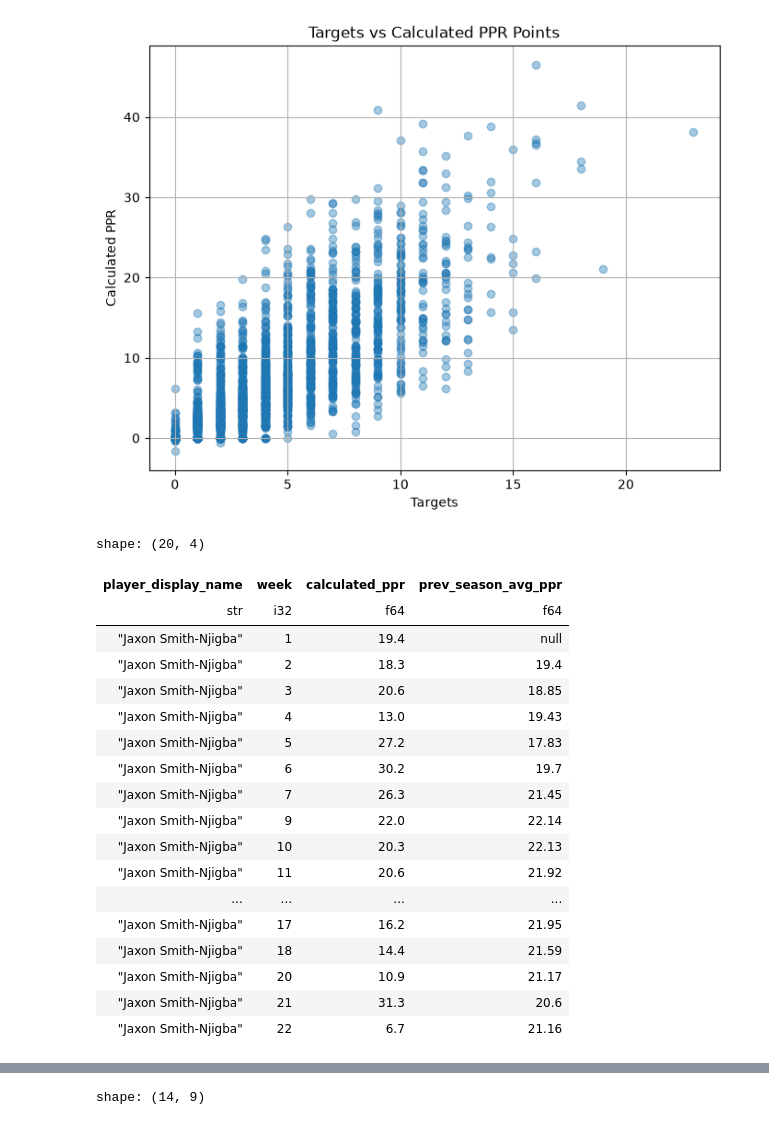
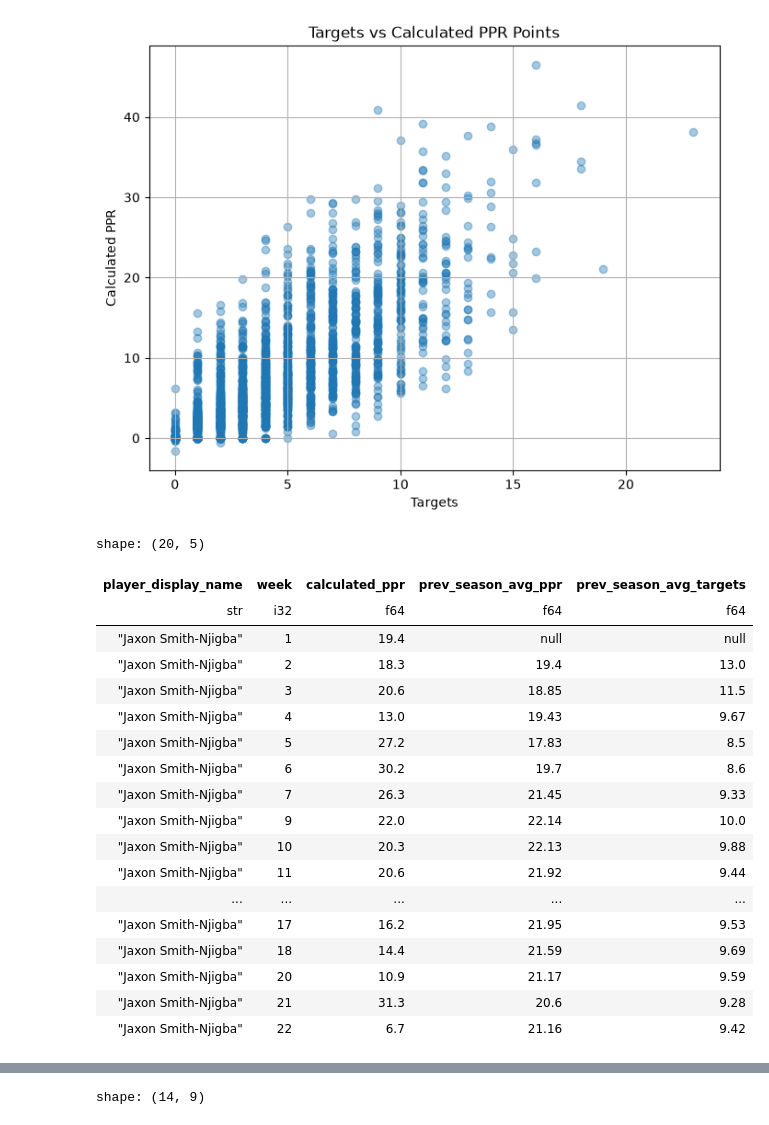
Before and after one commit to samarthsarda9/fantasy-football-project, a Jupyter notebook: notebooks/01_explore_data.ipynb, the cells around one changed output, grey strips where cells are left out. Drawn from its saved outputs; the diff is of its cells as text; code cells hidden in the pictures.

```diff
--- a/notebooks/01_explore_data.ipynb
+++ b/notebooks/01_explore_data.ipynb
@@ -651,44 +651,53 @@ plt.show()
 # %%
 player_prediction_features = (
     player_prediction_features
     .sort(["player_display_name", "week"])
     .with_columns(
         (
             pl.col("calculated_ppr").shift(1).cum_sum().over("player_display_name")
             /
             pl.col("calculated_ppr").shift(1).cum_count().over("player_display_name")
         )
         .round(2)
-        .alias("prev_season_avg_ppr")
+        .alias("prev_season_avg_ppr"),
+
+        (
+            pl.col("targets").shift(1).cum_sum().over("player_display_name")
+            /
+            pl.col("targets").shift(1).cum_count().over("player_display_name")
+        )
+        .round(2)
+        .alias("prev_season_avg_targets")
     )
 )
 
 player_prediction_features.filter(pl.col('player_display_name') == 'Jaxon Smith-Njigba').select([
     'player_display_name',
     'week',
     'calculated_ppr',
-    'prev_season_avg_ppr'
+    'prev_season_avg_ppr',
+    'prev_season_avg_targets'
 ]).sort('week')
 # %% [output]
-shape: (20, 4)
+shape: (20, 5)
-| player_display_name | week | calculated_ppr | prev_season_avg_ppr |
-| str | i32 | f64 | f64 |
-| "Jaxon Smith-Njigba" | 1 | 19.4 | null |
-| "Jaxon Smith-Njigba" | 2 | 18.3 | 19.4 |
-| "Jaxon Smith-Njigba" | 3 | 20.6 | 18.85 |
-| "Jaxon Smith-Njigba" | 4 | 13.0 | 19.43 |
-| "Jaxon Smith-Njigba" | 5 | 27.2 | 17.83 |
-| "Jaxon Smith-Njigba" | 6 | 30.2 | 19.7 |
-| "Jaxon Smith-Njigba" | 7 | 26.3 | 21.45 |
-| "Jaxon Smith-Njigba" | 9 | 22.0 | 22.14 |
-| "Jaxon Smith-Njigba" | 10 | 20.3 | 22.13 |
-| "Jaxon Smith-Njigba" | 11 | 20.6 | 21.92 |
-| ... | ... | ... | ... |
-| "Jaxon Smith-Njigba" | 17 | 16.2 | 21.95 |
-| "Jaxon Smith-Njigba" | 18 | 14.4 | 21.59 |
-| "Jaxon Smith-Njigba" | 20 | 10.9 | 21.17 |
-| "Jaxon Smith-Njigba" | 21 | 31.3 | 20.6 |
-| "Jaxon Smith-Njigba" | 22 | 6.7 | 21.16 |
+| player_display_name | week | calculated_ppr | prev_season_avg_ppr | prev_season_avg_targets |
+| str | i32 | f64 | f64 | f64 |
+| "Jaxon Smith-Njigba" | 1 | 19.4 | null | null |
+| "Jaxon Smith-Njigba" | 2 | 18.3 | 19.4 | 13.0 |
+| "Jaxon Smith-Njigba" | 3 | 20.6 | 18.85 | 11.5 |
+| "Jaxon Smith-Njigba" | 4 | 13.0 | 19.43 | 9.67 |
+| "Jaxon Smith-Njigba" | 5 | 27.2 | 17.83 | 8.5 |
+| "Jaxon Smith-Njigba" | 6 | 30.2 | 19.7 | 8.6 |
+| "Jaxon Smith-Njigba" | 7 | 26.3 | 21.45 | 9.33 |
+| "Jaxon Smith-Njigba" | 9 | 22.0 | 22.14 | 10.0 |
+| "Jaxon Smith-Njigba" | 10 | 20.3 | 22.13 | 9.88 |
+| "Jaxon Smith-Njigba" | 11 | 20.6 | 21.92 | 9.44 |
+| ... | ... | ... | ... | ... |
+| "Jaxon Smith-Njigba" | 17 | 16.2 | 21.95 | 9.53 |
+| "Jaxon Smith-Njigba" | 18 | 14.4 | 21.59 | 9.69 |
+| "Jaxon Smith-Njigba" | 20 | 10.9 | 21.17 | 9.59 |
+| "Jaxon Smith-Njigba" | 21 | 31.3 | 20.6 | 9.28 |
+| "Jaxon Smith-Njigba" | 22 | 6.7 | 21.16 | 9.42 |
 # %%
 baseline_predictions = (
     player_prediction_features
```
Also changed, not shown: parts of 10 cells of this notebook, 2 other files.
